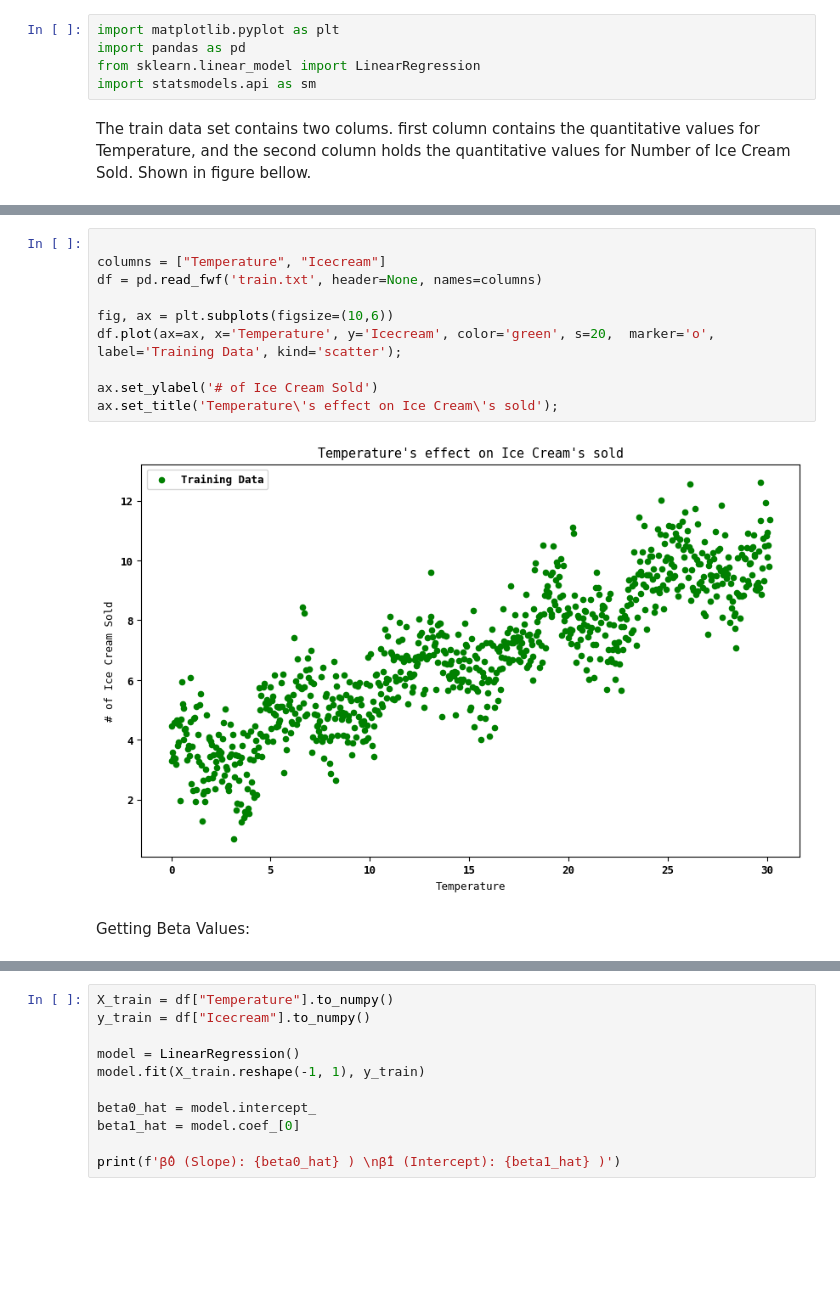
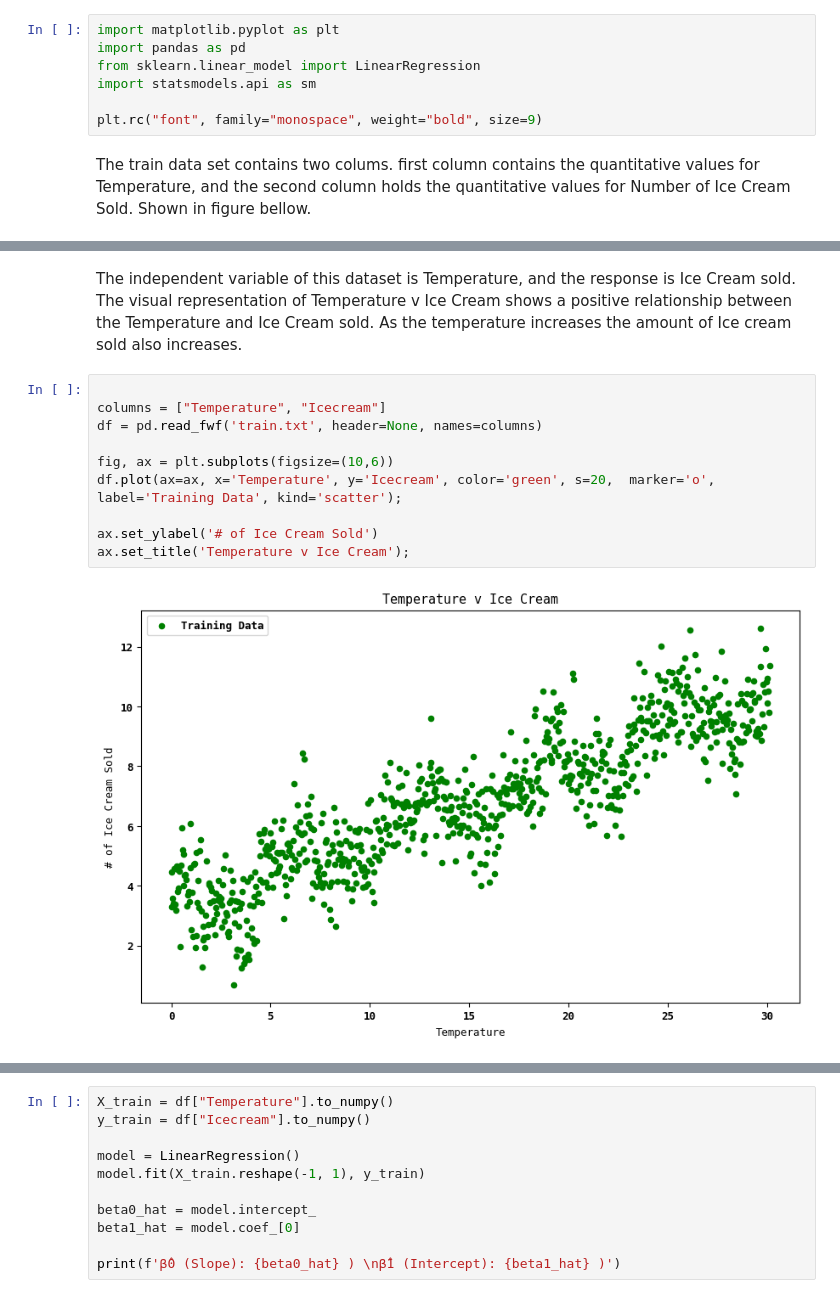
Before and after one commit to Dereck368/Linear-Regression, a Jupyter notebook: report.ipynb, the cells around one changed output, grey strips where cells are left out. Drawn from its saved outputs; the diff is of its cells as text; blank space fills up the shorter version.

```diff
--- a/report.ipynb
+++ b/report.ipynb
@@ -9,5 +9,7 @@ import matplotlib.pyplot as plt
 import pandas as pd
 from sklearn.linear_model import LinearRegression
 import statsmodels.api as sm
+
+plt.rc("font", family="monospace", weight="bold", size=9)
 # %% [markdown]
 The train data set contains two colums. first column contains the quantitative values for Temperature, and the second column holds the quantitative values for Number of Ice Cream Sold. Shown in figure bellow.
@@ -32,14 +35,15 @@ Ploting Train Data:
+# %% [markdown]
+The independent variable of this dataset is Temperature, and the response is Ice Cream sold. The visual representation of Temperature v Ice Cream shows a positive relationship between the Temperature and Ice Cream sold.
+As the temperature increases the amount of Ice cream sold also increases.
 # %%
 
 columns = ["Temperature", "Icecream"]
 df = pd.read_fwf('train.txt', header=None, names=columns)
 
 fig, ax = plt.subplots(figsize=(10,6))
 df.plot(ax=ax, x='Temperature', y='Icecream', color='green', s=20,  marker='o', label='Training Data', kind='scatter');
 
 ax.set_ylabel('# of Ice Cream Sold')
-ax.set_title('Temperature\'s effect on Ice Cream\'s sold');
+ax.set_title('Temperature v Ice Cream');
 # %% [output]
-[figure, old version]
+[figure, new version]
-# %% [markdown]
-Getting Beta Values:
```
Also changed, not shown: parts of 12 cells of this notebook, 1 other file.
